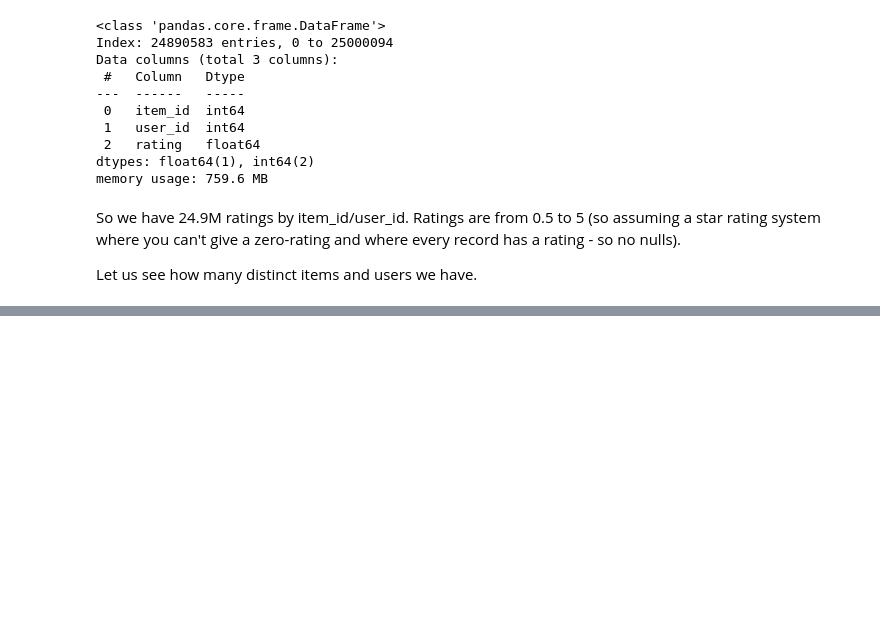
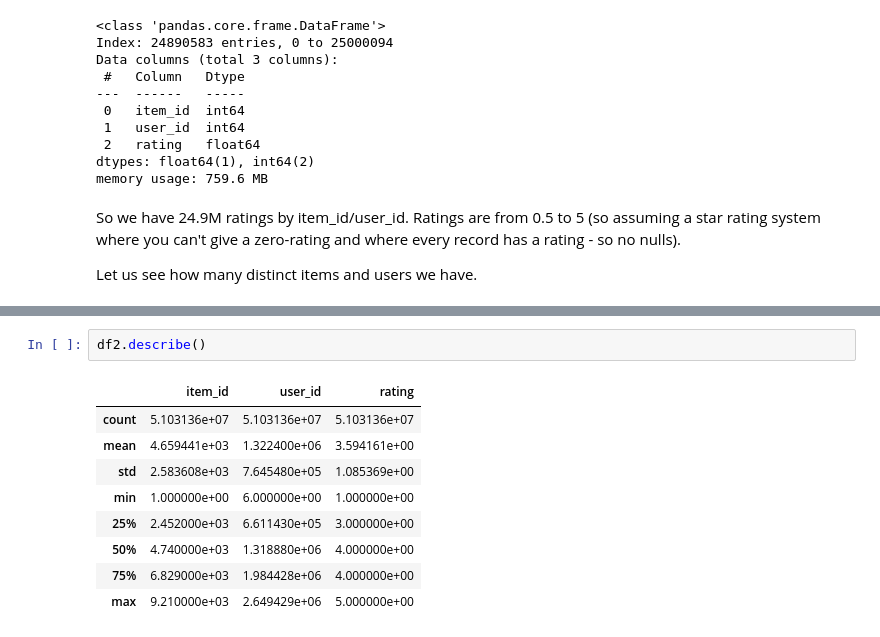
Before and after one commit to jmfb/csc6711-project2, a Jupyter notebook: Project2.ipynb, the cells around one changed output, grey strips where cells are left out. Cells and saved outputs as stored; diff of their text form; blank space fills up the shorter version.

```diff
--- a/Project2.ipynb
+++ b/Project2.ipynb
@@ -81,0 +136,12 @@ So there are around 24k different movies and 162k different users which makes th
+# %%
+df2.describe()
+# %% [output]
+|  | item_id | user_id | rating |
+| count | 5.103136e+07 | 5.103136e+07 | 5.103136e+07 |
+| mean | 4.659441e+03 | 1.322400e+06 | 3.594161e+00 |
+| std | 2.583608e+03 | 7.645480e+05 | 1.085369e+00 |
+| min | 1.000000e+00 | 6.000000e+00 | 1.000000e+00 |
+| 25% | 2.452000e+03 | 6.611430e+05 | 3.000000e+00 |
+| 50% | 4.740000e+03 | 1.318880e+06 | 4.000000e+00 |
+| 75% | 6.829000e+03 | 1.984428e+06 | 4.000000e+00 |
+| max | 9.210000e+03 | 2.649429e+06 | 5.000000e+00 |
```
Also changed, not shown: parts of 16 cells of this notebook.
